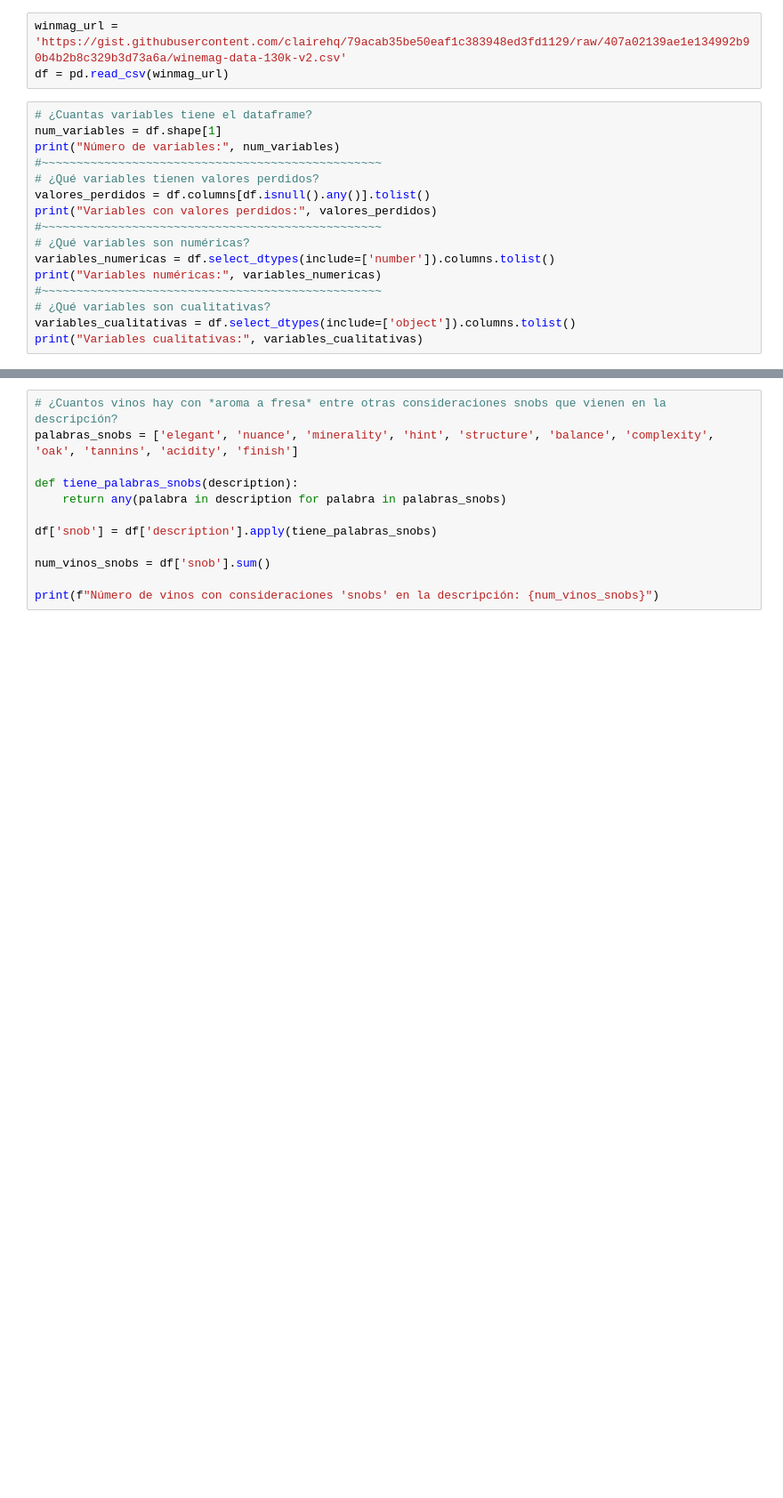
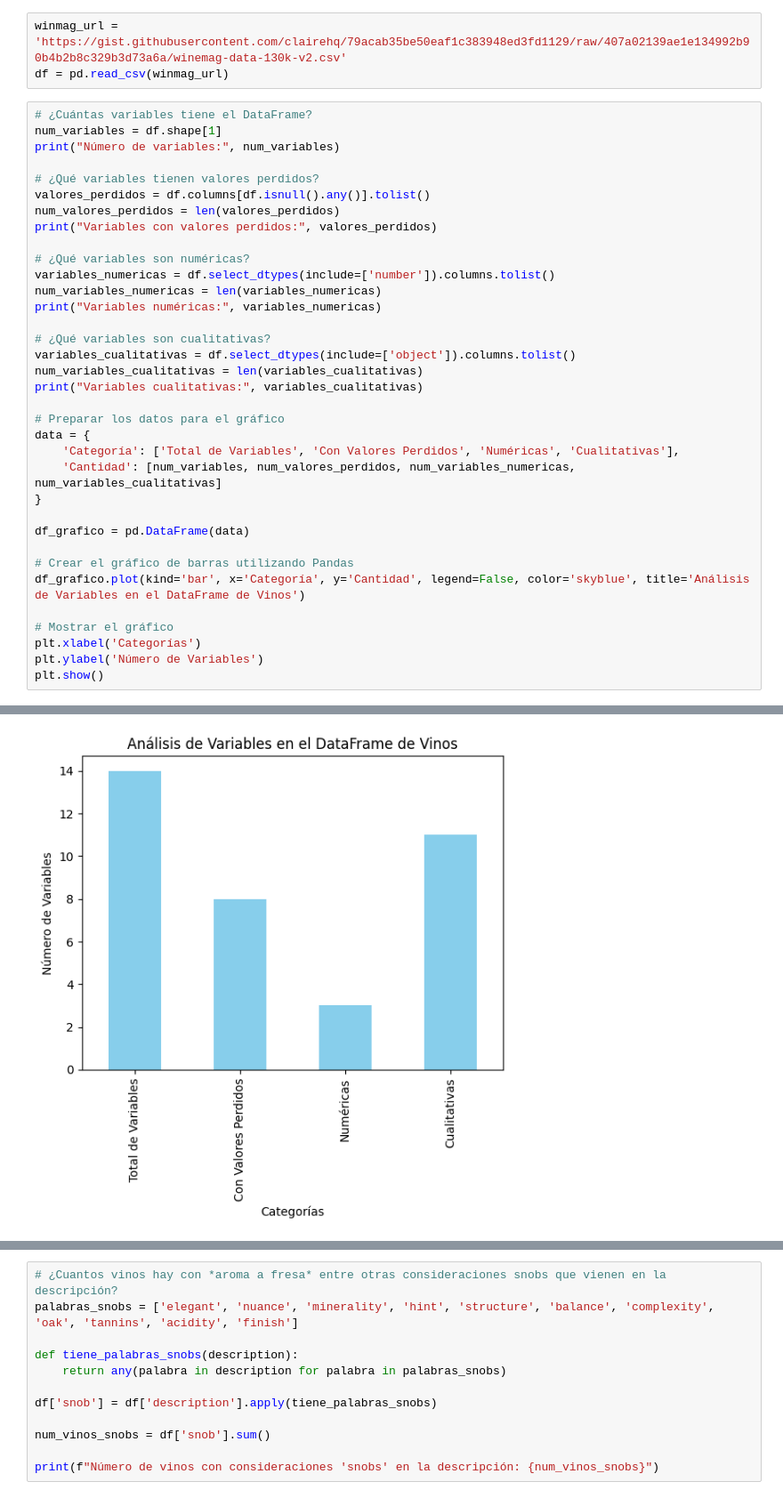
Before and after one commit to Antonio-JFB/Reconocimiento-de-patrones, a Jupyter notebook: Vinos/winmag.ipynb, the cells around one changed output, grey strips where cells are left out. Shown: that part at 89% size. Cells and saved outputs as stored; diff of their text form; blank space fills up the shorter version.

```diff
--- a/Vinos/winmag.ipynb
+++ b/Vinos/winmag.ipynb
@@ -24,25 +24,45 @@ import pandas as pd
 winmag_url = 'https://gist.githubusercontent.com/clairehq/79acab35be50eaf1c383948ed3fd1129/raw/407a02139ae1e134992b90b4b2b8c329b3d73a6a/winemag-data-130k-v2.csv'
 df = pd.read_csv(winmag_url)
 # %%
-# ¿Cuantas variables tiene el dataframe?
+# ¿Cuántas variables tiene el DataFrame?
 num_variables = df.shape[1]
 print("Número de variables:", num_variables)
-#~~~~~~~~~~~~~~~~~~~~~~~~~~~~~~~~~~~~~~~~~~~~~~~~~
+
 # ¿Qué variables tienen valores perdidos?
 valores_perdidos = df.columns[df.isnull().any()].tolist()
+num_valores_perdidos = len(valores_perdidos)
 print("Variables con valores perdidos:", valores_perdidos)
-#~~~~~~~~~~~~~~~~~~~~~~~~~~~~~~~~~~~~~~~~~~~~~~~~~
+
 # ¿Qué variables son numéricas?
 variables_numericas = df.select_dtypes(include=['number']).columns.tolist()
+num_variables_numericas = len(variables_numericas)
 print("Variables numéricas:", variables_numericas)
-#~~~~~~~~~~~~~~~~~~~~~~~~~~~~~~~~~~~~~~~~~~~~~~~~~
+
 # ¿Qué variables son cualitativas?
 variables_cualitativas = df.select_dtypes(include=['object']).columns.tolist()
+num_variables_cualitativas = len(variables_cualitativas)
 print("Variables cualitativas:", variables_cualitativas)
+
+# Preparar los datos para el gráfico
+data = {
+    'Categoría': ['Total de Variables', 'Con Valores Perdidos', 'Numéricas', 'Cualitativas'],
+    'Cantidad': [num_variables, num_valores_perdidos, num_variables_numericas, num_variables_cualitativas]
+}
+
+df_grafico = pd.DataFrame(data)
+
+# Crear el gráfico de barras utilizando Pandas
+df_grafico.plot(kind='bar', x='Categoría', y='Cantidad', legend=False, color='skyblue', title='Análisis de Variables en el DataFrame de Vinos')
+
+# Mostrar el gráfico
+plt.xlabel('Categorías')
+plt.ylabel('Número de Variables')
+plt.show()
 # %% [output]
 Número de variables: 14
 Variables con valores perdidos: ['country', 'designation', 'price', 'province', 'region_1', 'region_2', 'taster_name', 'taster_twitter_handle']
 Variables numéricas: ['Unnamed: 0', 'points', 'price']
 Variables cualitativas: ['country', 'description', 'designation', 'province', 'region_1', 'region_2', 'taster_name', 'taster_twitter_handle', 'title', 'variety', 'winery']
+[figure, added]
 # %%
 # Hacer un dataframe con únicamente vinos europeos.
```
Also changed, not shown: parts of 3 cells of this notebook.
